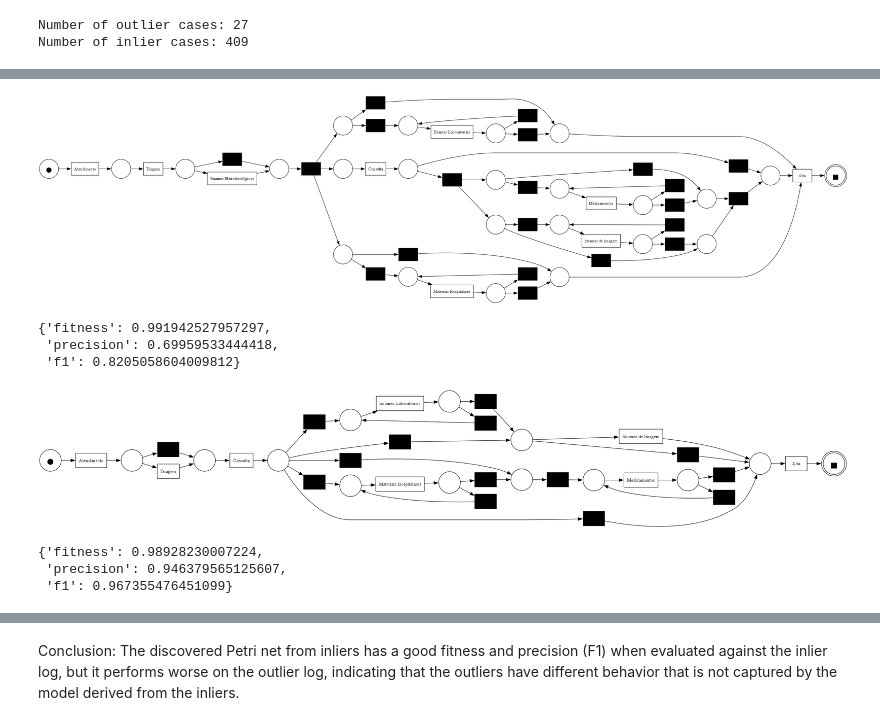
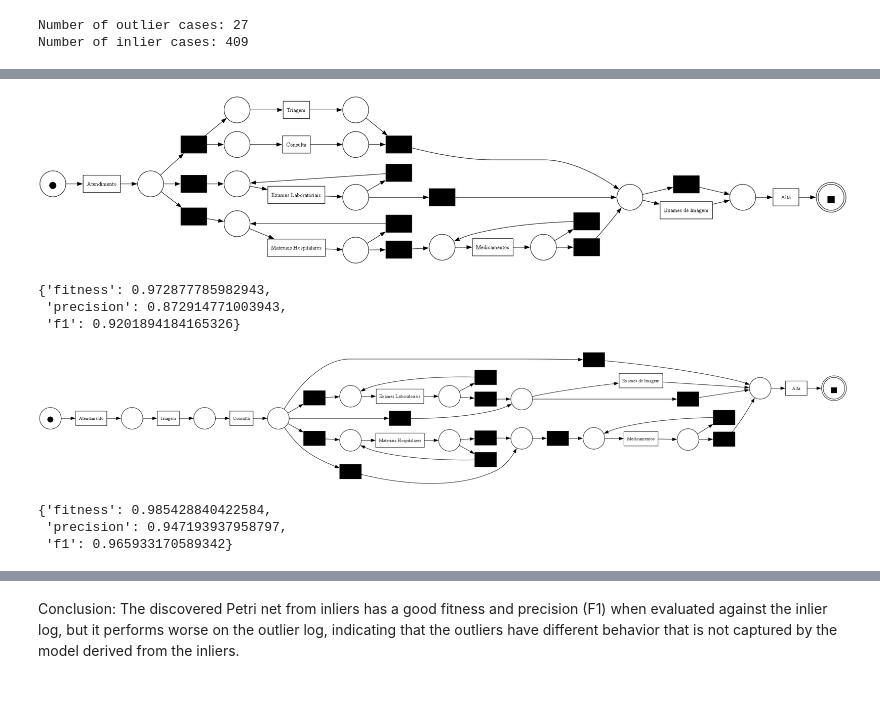
Before and after one commit to Luca-02/brazilian-hospital-process-mining, a Jupyter notebook: process_discovery.ipynb, the cells around one changed output, grey strips where cells are left out. Saved outputs shown, nothing was run; the diff lists cells and outputs as text; code cells hidden in the pictures; blank space fills up the shorter version.

```diff
--- a/process_discovery.ipynb
+++ b/process_discovery.ipynb
@@ -16,3 +40,21 @@ df['time:timestamp']= pd.to_datetime(df['time:timestamp'])
+# %%
+# Compute the metrics
+def perform_metric(log, net, im, fm, beta=1.0):
+    fitness = pm4py.fitness_token_based_replay(log, net, im, fm)
+    fitness_value = fitness.get("average_trace_fitness", fitness.get("fitness", None))
+    if fitness_value is None:
+        # fallback if pm4py returns differently
+        raise RuntimeError("Could not read fitness from fitness_token_based_replay result for full log.")
+
+    precision_value = pm4py.precision_token_based_replay(log, net, im, fm)
+
+    f1 = (1+ beta**2) * precision_value * fitness_value / (beta**2 * precision_value + fitness_value  + 1e-12)
+
+    return {
+        "fitness": fitness_value,
+        "precision": precision_value,
+        "f1": f1
+    }
 # %%
 def find_best_inductive_miner_threashold(log, lower_bound=0.0, upper_bound=1.0, step=0.1):
     """
@@ -315,15 +359,21 @@ pm4py.view_petri_net(net_top3, im_top3, fm_top3, format='png')
 inliers = df[df["outlier_label"] != "outlier"]
 outliers = df[df["outlier_label"] == "outlier"]
 
+# Filter inlier events for cutoff cases
+inliers_cutoff = inliers[
+    inliers["case:concept:name"]
+    .isin(get_cases_over_cutoff(inliers, cutoff=1.0))
+]
+
 print(f"Number of outlier cases: {outliers['case:concept:name'].nunique()}")
 print(f"Number of inlier cases: {inliers['case:concept:name'].nunique()}")
 # %% [output]
 Number of outlier cases: 27
 Number of inlier cases: 409
 # %%
-# Find best threshold for inductive miner
-best_threshold_j11, best_f1_j11 = find_best_inductive_miner_threashold(inliers, lower_bound=0.0, upper_bound=0.5, step=0.1)
+# Find best threshold for inductive miner with inlier cutted off
+best_threshold, best_f1 = find_best_inductive_miner_threashold(inliers_cutoff, lower_bound=0.0, upper_bound=1, step=0.1)
 
-# Find best k for inductive miner
-best_k_by_f1_j11 = find_best_k_by_f1(inliers, k_values=range(1,11), discovery_algo=pm4py.discover_petri_net_inductive)
+# Find best k for inductive miner with inlier cutted off
+best_k_by_f1 = find_best_k_by_f1(inliers_cutoff, k_values=range(1,11), discovery_algo=pm4py.discover_petri_net_inductive)
 # %% [output]
@@ -346,24 +401,28 @@ metrics: {'fitness': 0.98928230007224, 'precision': 0.946379565125607, 'f1': 0.9
 # %%
-# Discover and view the Petri net with the best threshold
-net_inlier_ind, im_inlier_ind, fm_inlier_ind = pm4py.discover_petri_net_inductive(inliers, noise_threshold=best_threshold_j11)
+# Discover and view the Petri net with the best threshold on inlier cutted off
+net_inlier_ind, im_inlier_ind, fm_inlier_ind = pm4py.discover_petri_net_inductive(inliers_cutoff, noise_threshold=best_threshold)
 
 pm4py.view_petri_net(net_inlier_ind, im_inlier_ind, fm_inlier_ind, format='png')
+
+# Validation on the full inlier log of the best threshold model
 perform_metric(inliers, net_inlier_ind, im_inlier_ind, fm_inlier_ind)
 # %% [output]
-[figure, old version]
+[figure, new version]
-{'fitness': 0.991942527957297,
- 'precision': 0.69959533444418,
- 'f1': 0.8205058604009812}
+{'fitness': 0.972877785982943,
+ 'precision': 0.872914771003943,
+ 'f1': 0.9201894184165326}
 # %%
-# Discover and view the Petri net with the best k
-representative_inlier_variant = pm4py.filter_variants_top_k(inliers, best_k_by_f1_j11["best_k"])
+# Discover and view the Petri net with the best k on inlier cutted off
+representative_inlier_variant = pm4py.filter_variants_top_k(inliers_cutoff, best_k_by_f1["best_k"])
 net_inlier_top, im_inlier_top, fm_inlier_top = pm4py.discover_petri_net_inductive(representative_inlier_variant)
 
 pm4py.view_petri_net(net_inlier_top, im_inlier_top, fm_inlier_top, format='png')
+
+# Validation on the full inlier log of the best k model
 perform_metric(inliers, net_inlier_top, im_inlier_top, fm_inlier_top)
 # %% [output]
-[figure, old version]
+[figure, new version]
-{'fitness': 0.98928230007224,
- 'precision': 0.946379565125607,
- 'f1': 0.967355476451099}
+{'fitness': 0.985428840422584,
+ 'precision': 0.947193937958797,
+ 'f1': 0.965933170589342}
 # %%
```
Also changed, not shown: parts of 29 cells of this notebook, 3 other files.
